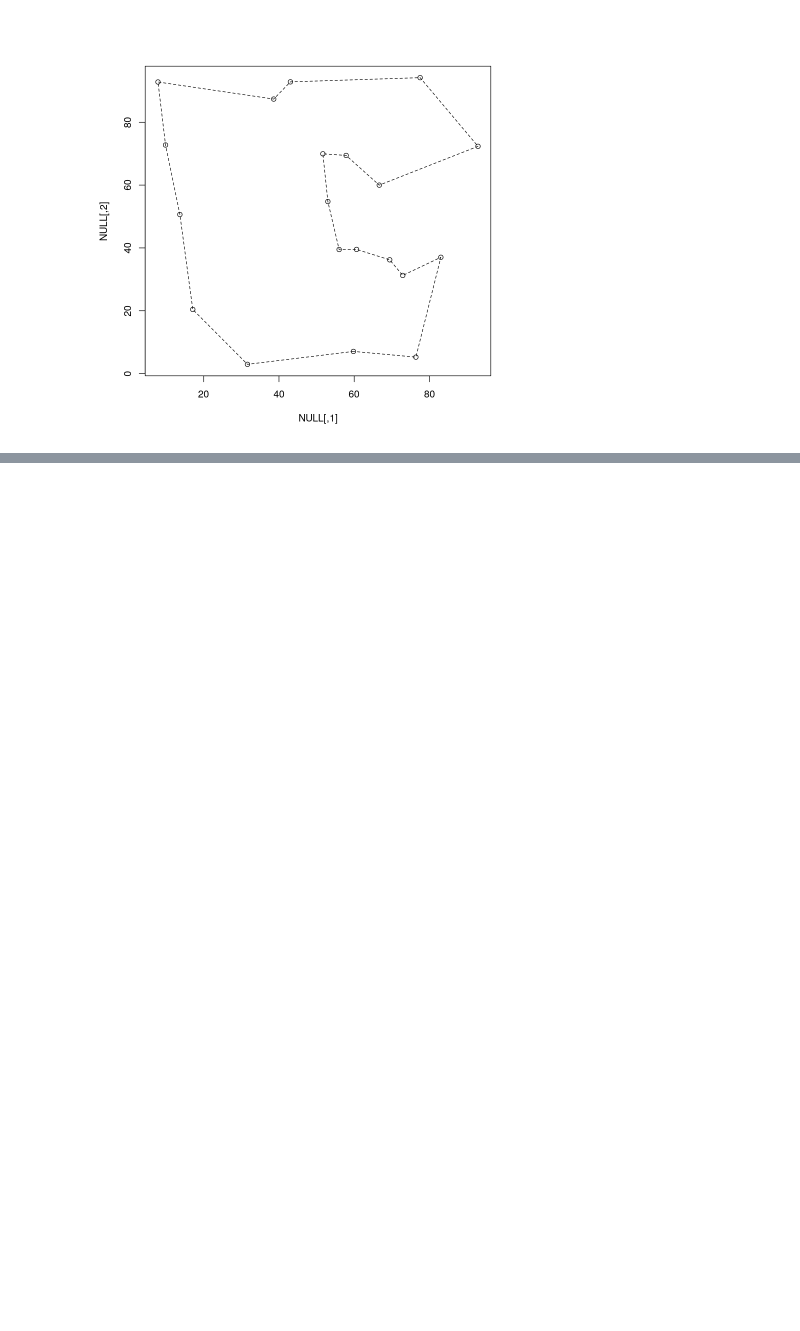
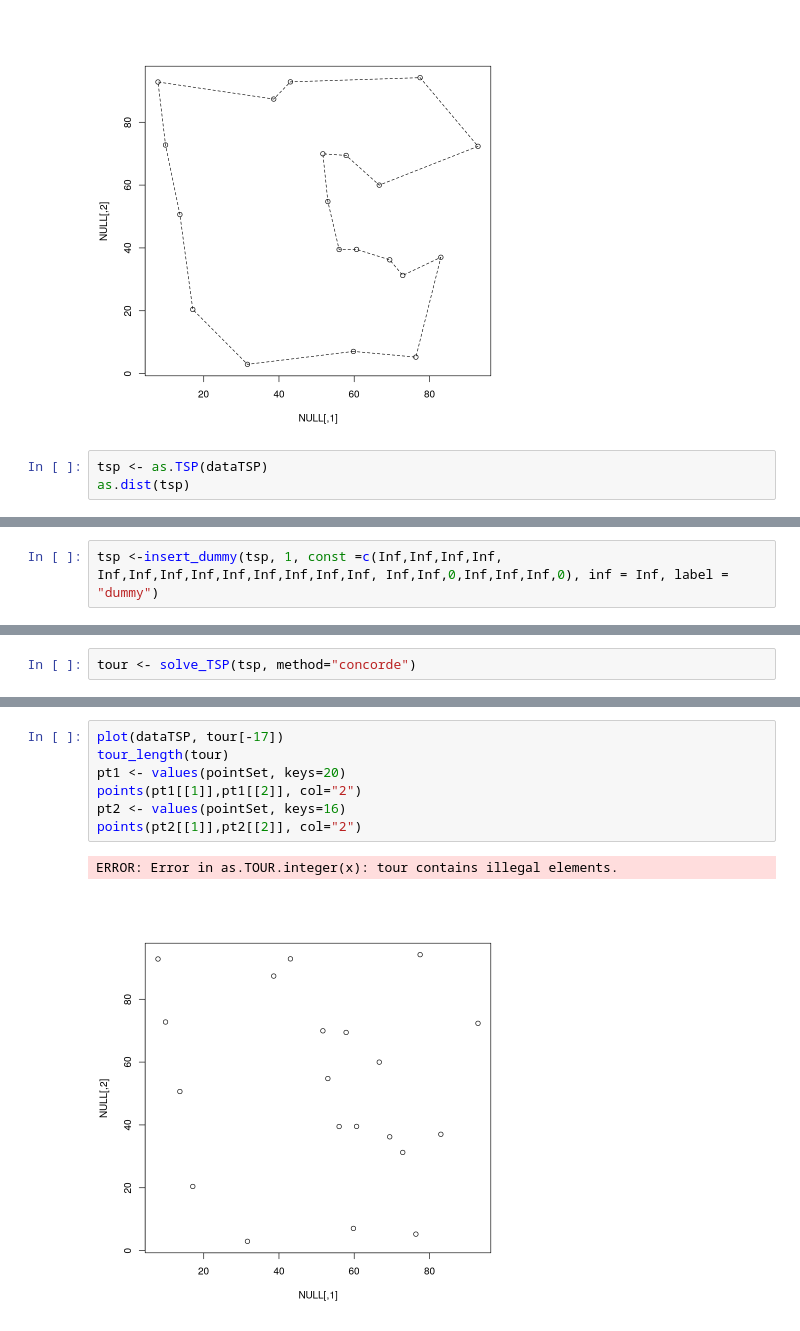
Before and after one commit to silverscrub/TSP-ML-Approach, a Jupyter notebook: src/R/CLUSTER_DIV/Clustering_algo.ipynb, the cells around one changed output, grey strips where cells are left out. Drawn from its saved outputs; the diff is of its cells as text; blank space fills up the shorter version.

```diff
--- a/src/R/CLUSTER_DIV/Clustering_algo.ipynb
+++ b/src/R/CLUSTER_DIV/Clustering_algo.ipynb
@@ -523,3 +539,6 @@ tour_length(Rtour)
 # %% [output]
 [1] NA
 [figure]
+# %%
+tsp <- as.TSP(dataTSP)
+as.dist(tsp)
@@ -525,0 +563,2 @@ tour_length(Rtour)
+# %%
+tsp <-insert_dummy(tsp, 1, const =c(Inf,Inf,Inf,Inf, Inf,Inf,Inf,Inf,Inf,Inf,Inf,Inf,Inf, Inf,Inf,0,Inf,Inf,Inf,0), inf = Inf, label = "dummy")
@@ -525,0 +588,2 @@ tour_length(Rtour)
+# %%
+tour <- solve_TSP(tsp, method="concorde")
@@ -525,0 +610,10 @@ tour_length(Rtour)
+# %%
+plot(dataTSP, tour[-17])
+tour_length(tour)
+pt1 <- values(pointSet, keys=20)
+points(pt1[[1]],pt1[[2]], col="2")
+pt2 <- values(pointSet, keys=16)
+points(pt2[[1]],pt2[[2]], col="2")
+# %% [output]
+ERROR: Error in as.TOUR.integer(x): tour contains illegal elements.
+[figure, added]
```
Also changed, not shown: parts of 50 cells of this notebook, 4 other files.
